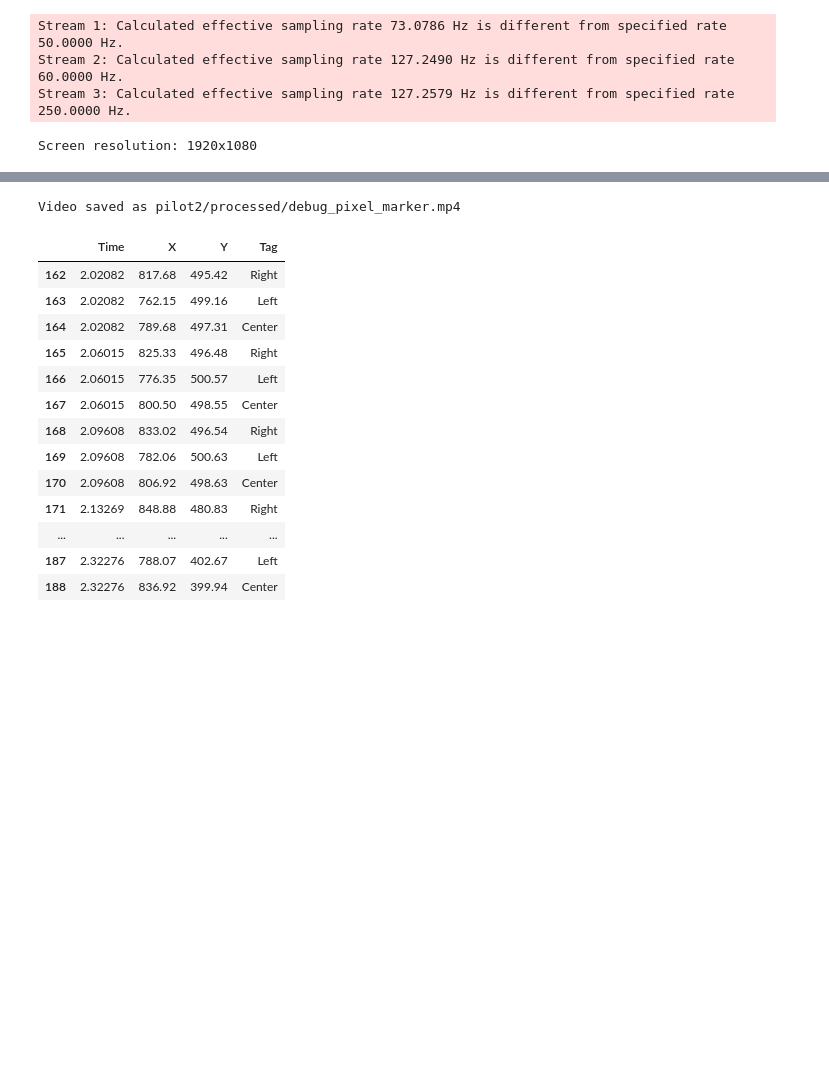
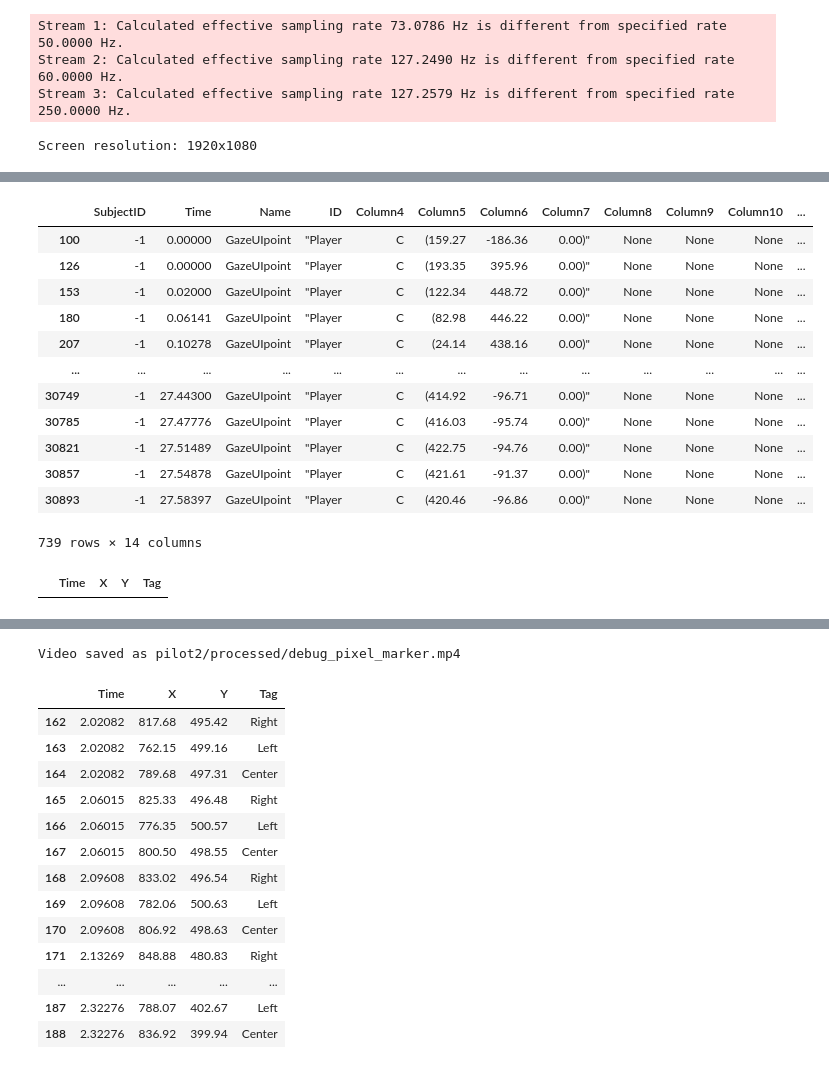
Before and after one commit to Catonpancake/sdphysiology, a Jupyter notebook: videoeyetracking.ipynb, the cells around one changed output, grey strips where cells are left out. Saved outputs shown, nothing was run; the diff lists cells and outputs as text; code cells hidden in the pictures; blank space fills up the shorter version.

```diff
--- a/videoeyetracking.ipynb
+++ b/videoeyetracking.ipynb
@@ -1117,9 +1117,9 @@ from matplotlib.patches import Circle
 import csv
 import numpy as np
 # Load CSV data
-csv_path = 'pilot2/0120/CustomEvents.csv'
-video_path = 'pilot2/0120/04_Outside.mp4'
-output_video_path = "pilot2/processed/test_{item}_newgaze26.mp4"
+csv_path = 'pilot2/0123/CustomEvents.csv'
+video_path = 'pilot2/0123/04_Outside.mp4'
+output_video_path = "pilot2/processed/test_{item}_newgaze31.mp4"
 item = "sample"  # Replace with your desired identifier
 # Read CSV file with flexible column handling
 def read_csv_flexible(file_path):
@@ -1187,6 +1187,8 @@ for index, row in gaze_data.iterrows():
 # Convert to DataFrame
 preprocessed_df = pd.DataFrame(preprocessed_data)
 preprocessed_df.dropna(subset=['X', 'Y'], inplace=True)
+preprocessed_df['X'] = preprocessed_df['X']+540
+preprocessed_df['Y'] = preprocessed_df['Y']+960
 # Function to draw gaze points on a video frame
 def draw_gaze_points(frame, gaze_points):
     for point in gaze_points:
@@ -1196,7 +1198,10 @@ def draw_gaze_points(frame, gaze_points):
             x = max(0, min(int(point['X']), screen_width - 1))
             y = max(0, min(int(point['Y']), screen_height - 1))
             cv2.circle(frame, (x, y), 5, color, -1)
-            cv2.putText(frame, f"{x},{y}", (x + 10, y - 10), cv2.FONT_HERSHEY_SIMPLEX, 0.5, color, 1)
+            # Only display coordinates for the "Center" point
+            if point['Tag'] == 'Center':
+                cv2.putText(frame, f"{x},{y}", (x + 15, y - 15),
+                            cv2.FONT_HERSHEY_SIMPLEX, 1.0, color, 2)  # Larger font size and thickness
         except (ValueError, TypeError):
             # Skip invalid points
             continue
@@ -1233,0 +1413,20 @@ Screen resolution: 1920x1080
+# %%
+gaze_data
+# %% [output]
+|  | SubjectID | Time | Name | ID | Column4 | Column5 | Column6 | Column7 | Column8 | Column9 | Column10 | ... |
+| 100 | -1 | 0.00000 | GazeUIpoint | "Player | C | (159.27 | -186.36 | 0.00)" | None | None | None | ... |
+| 126 | -1 | 0.00000 | GazeUIpoint | "Player | C | (193.35 | 395.96 | 0.00)" | None | None | None | ... |
+| 153 | -1 | 0.02000 | GazeUIpoint | "Player | C | (122.34 | 448.72 | 0.00)" | None | None | None | ... |
+| 180 | -1 | 0.06141 | GazeUIpoint | "Player | C | (82.98 | 446.22 | 0.00)" | None | None | None | ... |
+| 207 | -1 | 0.10278 | GazeUIpoint | "Player | C | (24.14 | 438.16 | 0.00)" | None | None | None | ... |
+| ... | ... | ... | ... | ... | ... | ... | ... | ... | ... | ... | ... | ... |
+| 30749 | -1 | 27.44300 | GazeUIpoint | "Player | C | (414.92 | -96.71 | 0.00)" | None | None | None | ... |
+| 30785 | -1 | 27.47776 | GazeUIpoint | "Player | C | (416.03 | -95.74 | 0.00)" | None | None | None | ... |
+| 30821 | -1 | 27.51489 | GazeUIpoint | "Player | C | (422.75 | -94.76 | 0.00)" | None | None | None | ... |
+| 30857 | -1 | 27.54878 | GazeUIpoint | "Player | C | (421.61 | -91.37 | 0.00)" | None | None | None | ... |
+| 30893 | -1 | 27.58397 | GazeUIpoint | "Player | C | (420.46 | -96.86 | 0.00)" | None | None | None | ... |
+739 rows × 14 columns
+# %%
+preprocessed_df
+# %% [output]
+|  | Time | X | Y | Tag |
```
Also changed, not shown: parts of 8 cells of this notebook.
